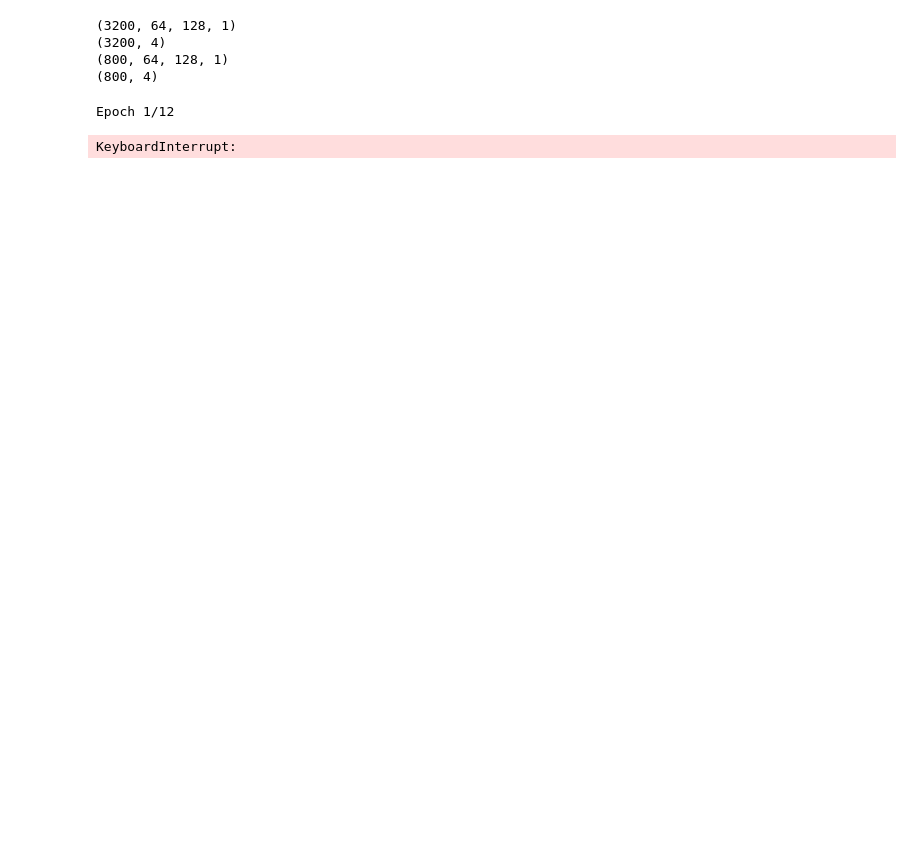
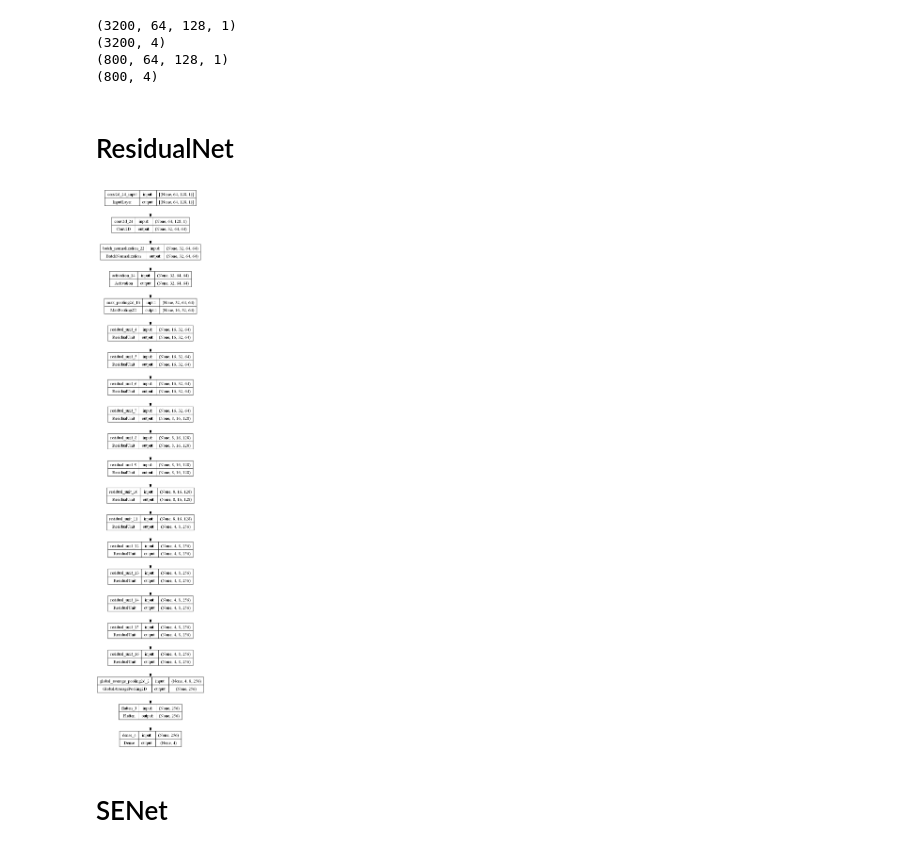
Before and after one commit to fnorambuenaver/LSSDS-Betelgeuse, a Jupyter notebook: 1_main.ipynb, the cells around one changed output. Drawn from its saved outputs; the diff is of its cells as text; code cells hidden in the pictures; blank space fills up the shorter version.

Commit message:
model

```diff
--- a/fmain.ipynb
+++ b/1_main.ipynb
@@ -189,10 +188,10 @@ print(y_val.shape)
 # %%
 plotlosses = PlotLossesKeras()
 
-#checkpoint = ModelCheckpoint("model_weights.h5", monitor='val_loss',
-#                             save_weights_only=True, mode='min', verbose=0)
+checkpoint = ModelCheckpoint("model_weights.h5", monitor='val_loss',
+                             save_weights_only=True, mode='min', verbose=0)
 # PlotLossesCallback() is not supported by Tensorflow 2.2.
-#callbacks = [PlotLossesKeras(), checkpoint]#, reduce_lr]
+callbacks = [PlotLossesKeras(), checkpoint]#, reduce_lr]
 batch_size = 2
 
 history = model.fit(
@@ -202,8 +201,7 @@ history = model.fit(
     validation_data = (x_val, y_val),
     validation_steps = len(x_val)//batch_size,
     epochs=12,
-    callbacks=[plotlosses]
+    callbacks=[callbacks]
 )
-# %% [output]
-Epoch 1/12
-KeyboardInterrupt:
+# %% [markdown]
+# ResidualNet
@@ -209,0 +239,24 @@ KeyboardInterrupt:
+# %%
+model = tf.keras.Sequential([
+    DefaultConv2D(64, kernel_size=7, strides=2, input_shape=(64,128,1), padding="same"),
+    layers.BatchNormalization(),
+    layers.Activation("relu"),
+    layers.MaxPool2D(pool_size=2, strides=2, padding="same")
+])
+prev_filters = 64
+
+for filters in [64] * 3 + [128] * 4 + [256] * 6:
+    strides = 1 if filters == prev_filters else 2
+    model.add(ResidualUnit(filters, strides=strides))
+    prev_filters = filters
+
+model.add(layers.GlobalAveragePooling2D())
+model.add(layers.Flatten())
+model.add(layers.Dense(4, activation="softmax"))
+# %%
+plot_model(model, to_file='ResNet34.png',
+    show_shapes=True, show_layer_names=True)
+# %% [output]
+[figure, added]
+# %% [markdown]
+# SENet
```
Also changed, not shown: parts of 14 cells of this notebook, 5 other files.
